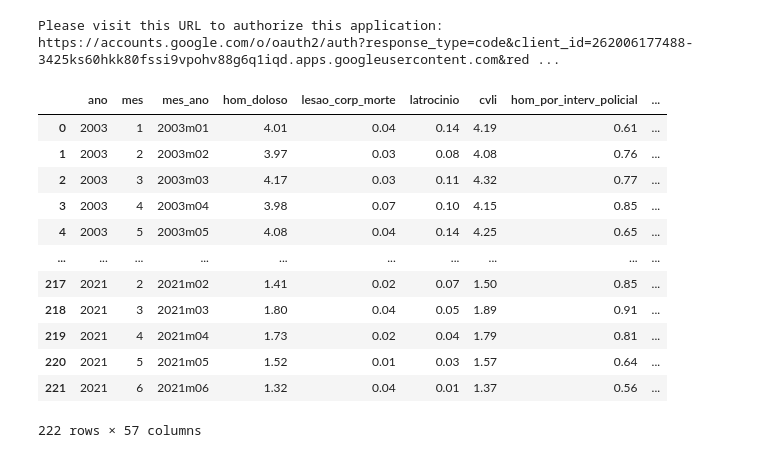
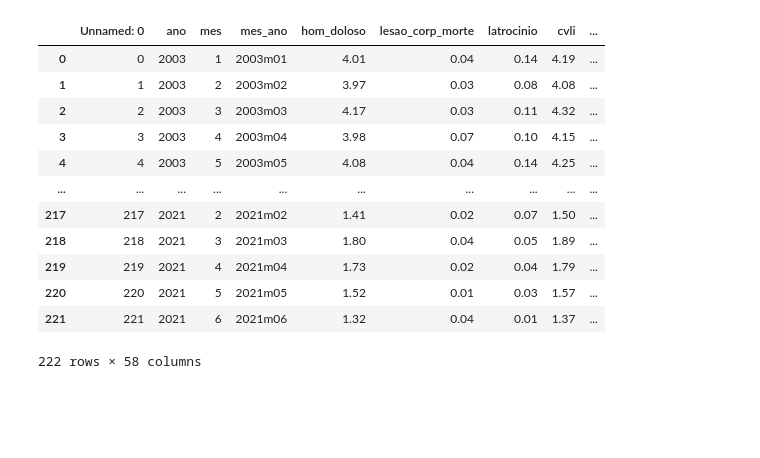
Before and after one commit to HerbertMariano/Estat-sticas-de-Seguran-a-P-blica-do-Rio-de-Janeiro, a Jupyter notebook: dashboard.ipynb, the cells around one changed output. Cells and saved outputs as stored; diff of their text form; code cells hidden in the pictures; blank space fills up the shorter version.

```diff
--- a/dashboard.ipynb
+++ b/dashboard.ipynb
@@ -1,25 +0,0 @@
-# %%
-import basedosdados as bd
-
-# Para carregar o dado direto no pandas
-df = bd.read_table(dataset_id='br_isp_estatisticas_seguranca',
-table_id='taxa_evolucao_mensal_uf',
-billing_project_id="apt-advantage-349005")
-# %% [output]
-Please visit this URL to authorize this application: https://accounts.google.com/o/oauth2/auth?response_type=code&client_id=262006177488-3425ks60hkk80fssi9vpohv88g6q1iqd.apps.googleusercontent.com&red ...
-# %%
-df
-# %% [output]
-|  | ano | mes | mes_ano | hom_doloso | lesao_corp_morte | latrocinio | cvli | hom_por_interv_policial | ... |
-| 0 | 2003 | 1 | 2003m01 | 4.01 | 0.04 | 0.14 | 4.19 | 0.61 | ... |
-| 1 | 2003 | 2 | 2003m02 | 3.97 | 0.03 | 0.08 | 4.08 | 0.76 | ... |
-| 2 | 2003 | 3 | 2003m03 | 4.17 | 0.03 | 0.11 | 4.32 | 0.77 | ... |
-| 3 | 2003 | 4 | 2003m04 | 3.98 | 0.07 | 0.10 | 4.15 | 0.85 | ... |
-| 4 | 2003 | 5 | 2003m05 | 4.08 | 0.04 | 0.14 | 4.25 | 0.65 | ... |
-| ... | ... | ... | ... | ... | ... | ... | ... | ... | ... |
-| 217 | 2021 | 2 | 2021m02 | 1.41 | 0.02 | 0.07 | 1.50 | 0.85 | ... |
-| 218 | 2021 | 3 | 2021m03 | 1.80 | 0.04 | 0.05 | 1.89 | 0.91 | ... |
-| 219 | 2021 | 4 | 2021m04 | 1.73 | 0.02 | 0.04 | 1.79 | 0.81 | ... |
-| 220 | 2021 | 5 | 2021m05 | 1.52 | 0.01 | 0.03 | 1.57 | 0.64 | ... |
-| 221 | 2021 | 6 | 2021m06 | 1.32 | 0.04 | 0.01 | 1.37 | 0.56 | ... |
-222 rows × 57 columns
@@ -25,0 +4,17 @@ df
+# %%
+df = pd.read_csv("crimes.csv")
+df
+# %% [output]
+|  | Unnamed: 0 | ano | mes | mes_ano | hom_doloso | lesao_corp_morte | latrocinio | cvli | ... |
+| 0 | 0 | 2003 | 1 | 2003m01 | 4.01 | 0.04 | 0.14 | 4.19 | ... |
+| 1 | 1 | 2003 | 2 | 2003m02 | 3.97 | 0.03 | 0.08 | 4.08 | ... |
+| 2 | 2 | 2003 | 3 | 2003m03 | 4.17 | 0.03 | 0.11 | 4.32 | ... |
+| 3 | 3 | 2003 | 4 | 2003m04 | 3.98 | 0.07 | 0.10 | 4.15 | ... |
+| 4 | 4 | 2003 | 5 | 2003m05 | 4.08 | 0.04 | 0.14 | 4.25 | ... |
+| ... | ... | ... | ... | ... | ... | ... | ... | ... | ... |
+| 217 | 217 | 2021 | 2 | 2021m02 | 1.41 | 0.02 | 0.07 | 1.50 | ... |
+| 218 | 218 | 2021 | 3 | 2021m03 | 1.80 | 0.04 | 0.05 | 1.89 | ... |
+| 219 | 219 | 2021 | 4 | 2021m04 | 1.73 | 0.02 | 0.04 | 1.79 | ... |
+| 220 | 220 | 2021 | 5 | 2021m05 | 1.52 | 0.01 | 0.03 | 1.57 | ... |
+| 221 | 221 | 2021 | 6 | 2021m06 | 1.32 | 0.04 | 0.01 | 1.37 | ... |
+222 rows × 58 columns
```
Also changed, not shown: parts of 2 cells of this notebook, 1 other file.
